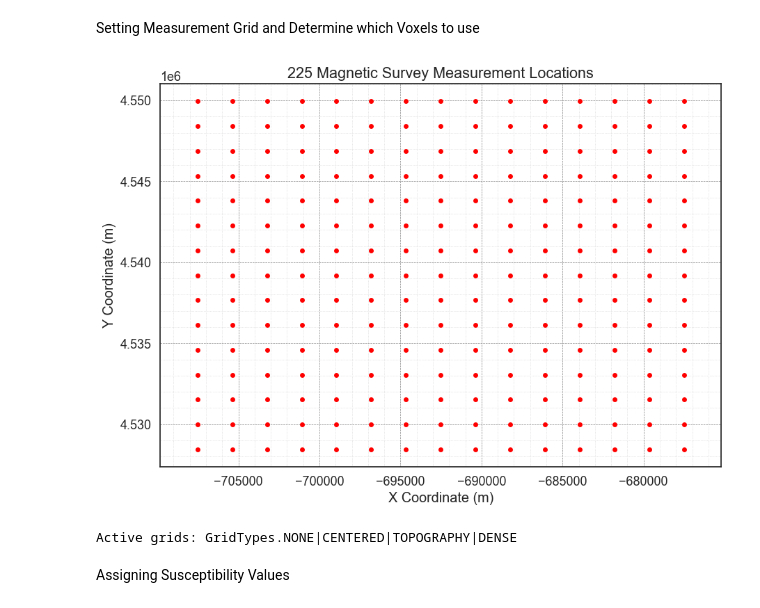
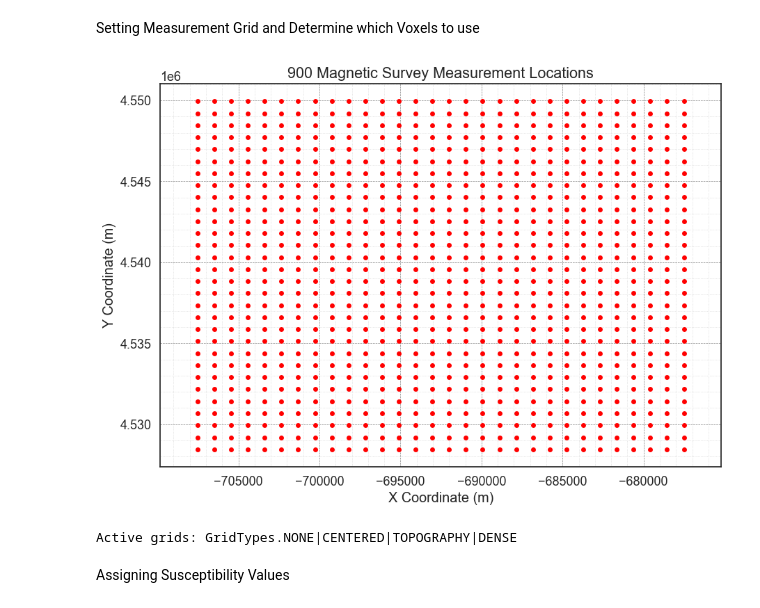
Before and after one commit to terranigma-solutions/Mineye-Terranigma, a Jupyter notebook: GeoModel/forward_modelling_magnetics.ipynb, the cells around one changed output. Cells and saved outputs as stored; diff of their text form; code cells hidden in the pictures.

```diff
--- a/GeoModel/forward_modelling_magnetics.ipynb
+++ b/GeoModel/forward_modelling_magnetics.ipynb
@@ -61,34 +61,34 @@ with open("geomodel.pkl", "rb") as f:
 Setting Measurement Grid and Determine which Voxels to use
 # %%
 # Creating measurement devices for magnetic survey - using same grid as gravity
-mag_res = 15
+mag_res = 30
 X_mag = np.linspace(min_x, max_x, mag_res)
 Y_mag = np.linspace(min_y, max_y, mag_res)
 Z_mag = max_z
 xyz_mag = np.meshgrid(X_mag, Y_mag, Z_mag)
 xy_ravel_mag = np.vstack(list(map(np.ravel, xyz_mag))).T
 
 plt.plot(xy_ravel_mag[:,0], xy_ravel_mag[:,1], 'o', color='red', markersize=5)
 plt.grid(which='major', color='grey', linestyle='--', linewidth=0.5)
 plt.minorticks_on()
 plt.grid(which='minor', color='lightgrey', linestyle=':', linewidth=0.5)
 plt.xlabel('X Coordinate (m)')
 plt.ylabel('Y Coordinate (m)')
 plt.title(f'{len(xy_ravel_mag)} Magnetic Survey Measurement Locations')
 plt.axis('equal')
 plt.show()
 
 # Creating centred grids around the measurement devices for magnetic calculation
 gp.set_centered_grid(
     grid=plutonite_geo_model.grid,
     centers=xy_ravel_mag,
     resolution=np.array([10, 10, 15]),
     radius=np.array([1000, 1000, 1000])
 )
 
-plutonite_geo_model.grid.centered_grid.kernel_grid_centers;
+# plutonite_geo_model.grid.centered_grid.kernel_grid_centers;
 # %% [output]
-[figure, old version]
+[figure, new version]
 Active grids: GridTypes.NONE|CENTERED|TOPOGRAPHY|DENSE
 # %% [markdown]
 Assigning Susceptibility Values
```
Also changed, not shown: parts of 16 cells of this notebook, 3 other files.
